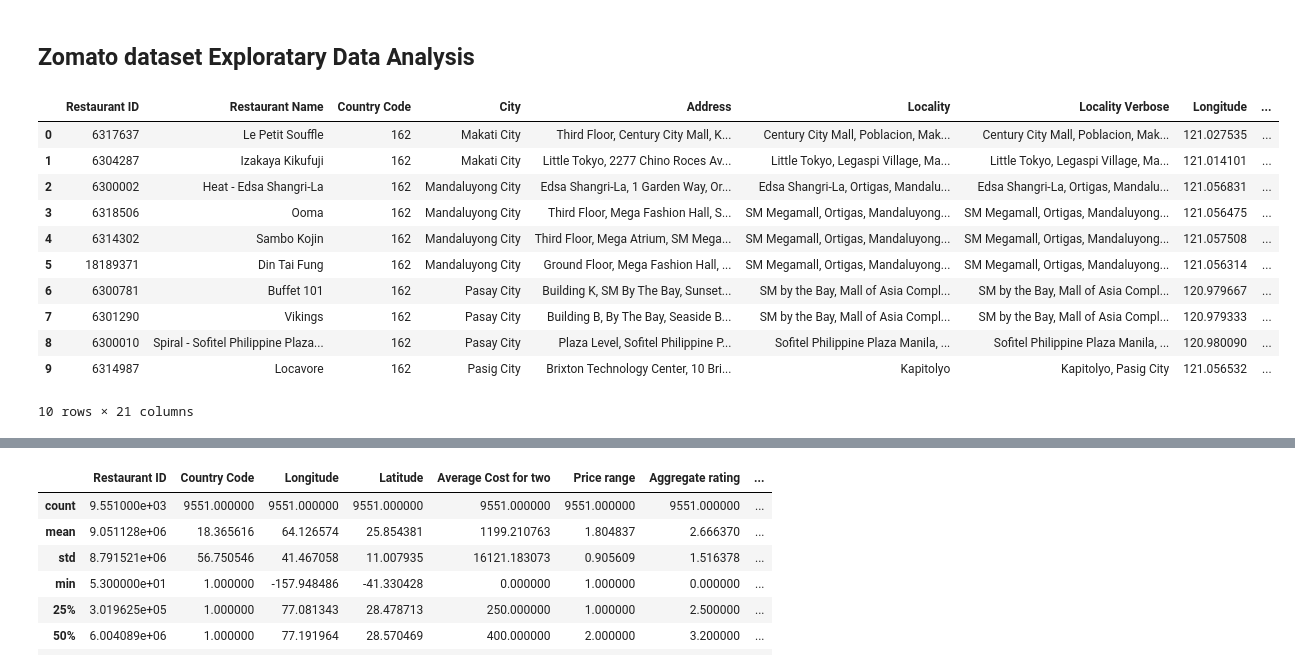
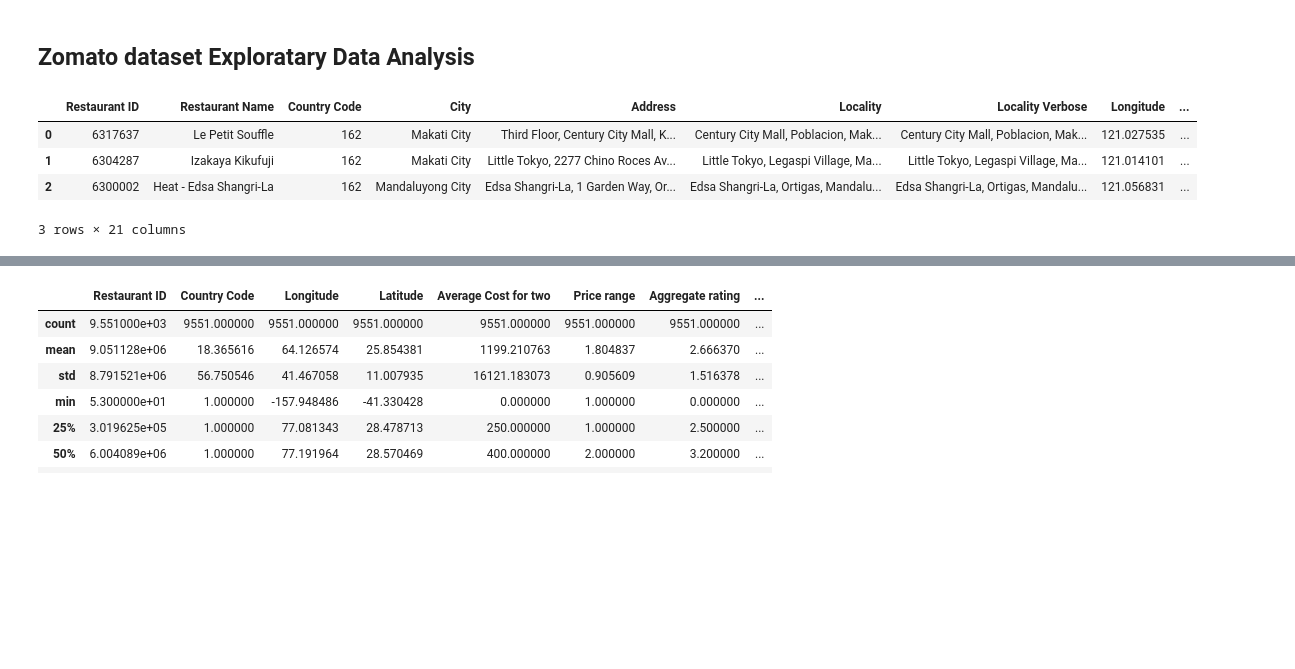
Before and after one commit to Lawal0abdulazeez/EDA-and-FE-with-krish-naik, a Jupyter notebook: EDA and FE with krish naik.ipynb, the cells around one changed output, grey strips where cells are left out. Cells and saved outputs as stored; diff of their text form; code cells hidden in the pictures; blank space fills up the shorter version.

```diff
--- a/EDA and FE with krish naik.ipynb
+++ b/EDA and FE with krish naik.ipynb
@@ -8,20 +8,13 @@ import seaborn as sns
 %matplotlib inline
 # %%
 df=pd.read_csv('zomato.csv', encoding='latin-1')
-df.head(10)
+df.head(3)
 # %% [output]
 |  | Restaurant ID | Restaurant Name | Country Code | City | Address | Locality | Locality Verbose | Longitude | ... |
 | 0 | 6317637 | Le Petit Souffle | 162 | Makati City | Third Floor, Century City Mall, K... | Century City Mall, Poblacion, Mak... | Century City Mall, Poblacion, Mak... | 121.027535 | ... |
 | 1 | 6304287 | Izakaya Kikufuji | 162 | Makati City | Little Tokyo, 2277 Chino Roces Av... | Little Tokyo, Legaspi Village, Ma... | Little Tokyo, Legaspi Village, Ma... | 121.014101 | ... |
 | 2 | 6300002 | Heat - Edsa Shangri-La | 162 | Mandaluyong City | Edsa Shangri-La, 1 Garden Way, Or... | Edsa Shangri-La, Ortigas, Mandalu... | Edsa Shangri-La, Ortigas, Mandalu... | 121.056831 | ... |
-| 3 | 6318506 | Ooma | 162 | Mandaluyong City | Third Floor, Mega Fashion Hall, S... | SM Megamall, Ortigas, Mandaluyong... | SM Megamall, Ortigas, Mandaluyong... | 121.056475 | ... |
-| 4 | 6314302 | Sambo Kojin | 162 | Mandaluyong City | Third Floor, Mega Atrium, SM Mega... | SM Megamall, Ortigas, Mandaluyong... | SM Megamall, Ortigas, Mandaluyong... | 121.057508 | ... |
-| 5 | 18189371 | Din Tai Fung | 162 | Mandaluyong City | Ground Floor, Mega Fashion Hall, ... | SM Megamall, Ortigas, Mandaluyong... | SM Megamall, Ortigas, Mandaluyong... | 121.056314 | ... |
-| 6 | 6300781 | Buffet 101 | 162 | Pasay City | Building K, SM By The Bay, Sunset... | SM by the Bay, Mall of Asia Compl... | SM by the Bay, Mall of Asia Compl... | 120.979667 | ... |
-| 7 | 6301290 | Vikings | 162 | Pasay City | Building B, By The Bay, Seaside B... | SM by the Bay, Mall of Asia Compl... | SM by the Bay, Mall of Asia Compl... | 120.979333 | ... |
-| 8 | 6300010 | Spiral - Sofitel Philippine Plaza... | 162 | Pasay City | Plaza Level, Sofitel Philippine P... | Sofitel Philippine Plaza Manila, ... | Sofitel Philippine Plaza Manila, ... | 120.980090 | ... |
-| 9 | 6314987 | Locavore | 162 | Pasig City | Brixton Technology Center, 10 Bri... | Kapitolyo | Kapitolyo, Pasig City | 121.056532 | ... |
-10 rows × 21 columns
+3 rows × 21 columns
 # %%
 df.info()
 # %% [output]
```
Also changed, not shown: parts of 18 cells of this notebook, 1 other file.
